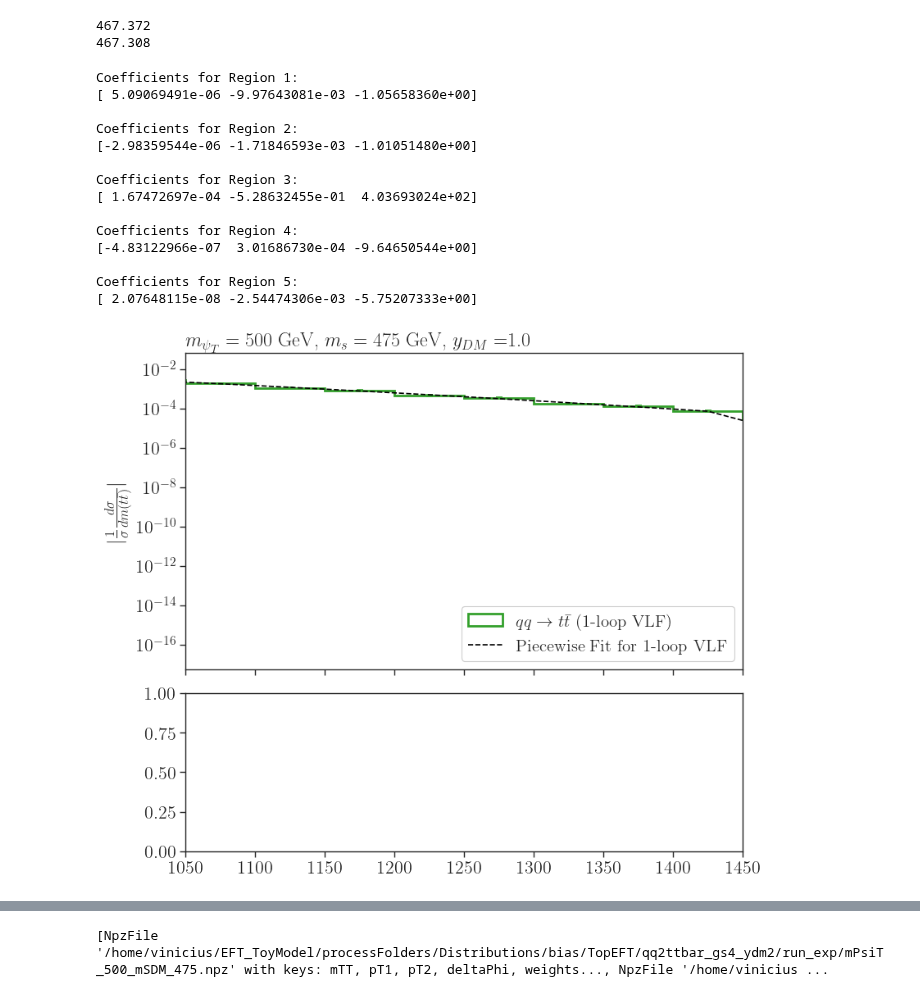
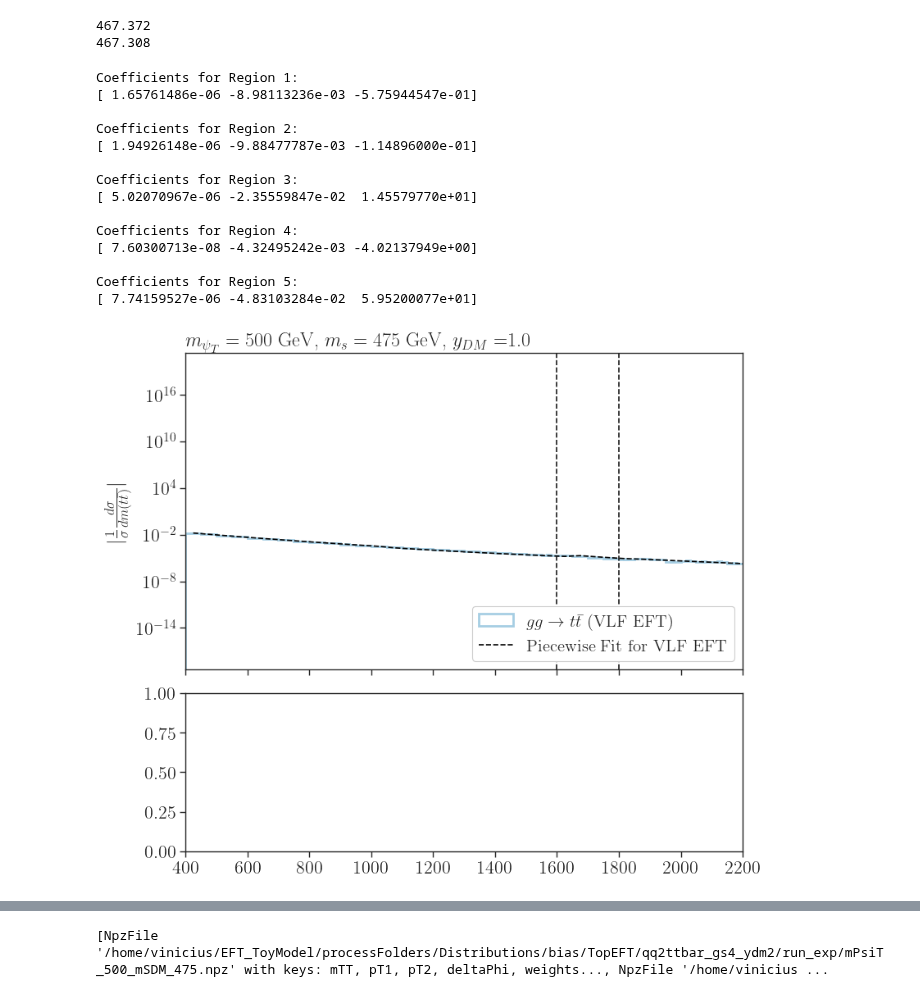
Before and after one commit to viniciusrocca/EFT_ToyModel, a Jupyter notebook: Plots/Distributions_FindingBias.ipynb, the cells around one changed output, grey strips where cells are left out. Drawn from its saved outputs; the diff is of its cells as text; code cells hidden in the pictures.

```diff
--- a/Plots/Distributions_FindingBias.ipynb
+++ b/Plots/Distributions_FindingBias.ipynb
@@ -299,7 +299,7 @@ c = []
 
 #Loop over the processes
 for j,d in enumerate(select):
-    if r'$q q \to t \bar{t}$' in d['process'] or 'EFT'  in d['model']:
+    if r'$q q \to t \bar{t}$' in d['process'] or 'VLF EFT' not in d['model']:
         labels.append('0')
         c.append('0')
         continue
@@ -408,7 +408,7 @@ yDM = select[0]['ydm']
 
 
 
-bins = np.arange(400., 6000., 50.0)
+bins = np.arange(400., 4000., 50.0)
 #BSM plot arrays
 labels = []
 pmodels = []
@@ -418,7 +418,7 @@ c = []
 
 #Loop over the processes
 for j,d in enumerate(select):
-    if r'$q q \to t \bar{t}$' in d['process']  or 'EFT' in d['model']:
+    if r'$q q \to t \bar{t}$' in d['process']  or 'VLF EFT' not in d['model']:
         labels.append('0')
         c.append('0')
         continue
@@ -461,8 +461,8 @@ for j,d in enumerate(select):
         counts_for_fit = np.abs(h)
 
         # 2. Define the fit boundaries
-        low_mass_max = 1050.0
-        mid_mass_max = 2750.0
+        low_mass_max = 1450.0
+        mid_mass_max = 2350.0
 
         # 3. Create masks for each region
         mask_low = (counts_for_fit > 0) & (bin_centers < low_mass_max)
@@ -477,11 +477,11 @@ for j,d in enumerate(select):
             coeffs_low = np.polyfit(bin_centers[mask_low],log_counts_low, 2)
             print(model, coeffs_low)
         if np.sum(mask_mid) > 4:
-            log_counts_mid = np.log(counts_for_fit[mask_mid]) - 0.0
+            log_counts_mid = np.log(counts_for_fit[mask_mid]) + 0.15
             coeffs_mid = np.polyfit(bin_centers[mask_mid], log_counts_mid, 2)
             print(model, coeffs_mid)
         if np.sum(mask_high) > 3:
-            log_counts_high = np.log(counts_for_fit[mask_high]) + 0.0
+            log_counts_high = np.log(counts_for_fit[mask_high]) + 0.2
             coeffs_high = np.polyfit(bin_centers[mask_high], log_counts_high, 2)
             print(model, coeffs_high)
 
@@ -527,8 +527,8 @@ axarr[0].set_yscale('log')
 axarr[0].set_ylabel(r'$|\frac{1}{\sigma}\frac{d \sigma}{d m(t\bar{t})}|$')
 axarr[0].set_xlim(bins.min(),bins.max())
 #axarr[0].set_xlim(2750,6000)
-axarr[0].axvline(x=1200, color='k', linestyle='--')
-axarr[0].axvline(x=1050, color='k', linestyle='--')
+axarr[0].axvline(x=2350, color='k', linestyle='--')
+axarr[0].axvline(x=1450, color='k', linestyle='--')
 #axarr[0].set_ylim(1e-8,1e-1)
 
 
@@ -627,7 +627,7 @@ c = []
 
 #Loop over the processes
 for j,d in enumerate(select):
-    if r'$g g \to t \bar{t}$' in d['process']  or 'EFT' in d['model']:
+    if r'$q q \to t \bar{t}$' in d['process']  or 'VLF EFT' not in d['model']:
         labels.append('0')
         c.append('0')
         continue
@@ -670,17 +670,17 @@ for j,d in enumerate(select):
 
         # 2. Define the fit boundaries from your Fortran code
         bound_1 = 1050.0
-        bound_2 = 1450.0
-        bound_3 = 1700.0
-        bound_4 = 2700.0
+        bound_2 = 1650.0
+        bound_3 = 1850.0
+        bound_4 = 2750.0
 
         # --- DEFINE THE SAFETY MARGIN FOR EACH REGION ---
         # Tune these values to control how far below the data the fit should be.
         # A larger value pushes the fit down more.
         safety_margins = {
             'region1': 0.0, # For mtt < 1051
-            'region2': 0.0, # For 1051 <= mtt < 1451
-            'region3': 1.3, # For 1451 <= mtt < 1701 (the valley)
+            'region2': 0.2, # For 1051 <= mtt < 1451
+            'region3': -0.2, # For 1451 <= mtt < 1701 (the valley)
             'region4': 0.0, # For 1701 <= mtt < 2701
             'region5': 0.0  # For mtt >= 2701
         }
@@ -713,9 +713,9 @@ for j,d in enumerate(select):
             coeffs[4] = np.polyfit(bin_centers[mask5], log_counts, 2)
 
         # Print all the coefficients for your Fortran code
-        for i, c in enumerate(coeffs):
-            if c is not None:
-                print(f"Coefficients for Region {i+1}: \n{c}\n")
+        for i, cf in enumerate(coeffs):
+            if cf is not None:
+                print(f"Coefficients for Region {i+1}: \n{cf}\n")
 
         # --- PLOTTING PART: Construct the full 5-part curve ---
         y_fit = np.zeros_like(bin_centers)
@@ -728,9 +728,9 @@ for j,d in enumerate(select):
 
         plot_masks = [plot_mask1, plot_mask2, plot_mask3, plot_mask4, plot_mask5]
 
-        for i, (c, mask) in enumerate(zip(coeffs, plot_masks)):
+        for i, (cf, mask) in enumerate(zip(coeffs, plot_masks)):
             if c is not None:
-                p = np.poly1d(c)
+                p = np.poly1d(cf)
                 y_fit[mask] = np.exp(p(bin_centers[mask]))
 
         # Plot the final combined curve
@@ -739,39 +739,39 @@ for j,d in enumerate(select):
 
         # =================================================================
         # END: 5-Part Piecewise Fit Section
         # =================================================================
 
 
 
 #Main plot configs
 axarr[0].legend(framealpha=1.0,loc='lower right',fontsize=15)
 axarr[0].set_title(r'$m_{\psi_T} = %1.0f$ GeV, $m_{s} = %1.0f$ GeV, $y_{DM} = $%1.1f' %(mPsiT,mSDM,yDM),
                loc='left')
 axarr[0].set_yscale('log')
 axarr[0].set_ylabel(r'$|\frac{1}{\sigma}\frac{d \sigma}{d m(t\bar{t})}|$')
 axarr[0].set_xlim(bins.min(),bins.max())
-axarr[0].set_xlim(1050,1450)
-axarr[0].axvline(x=2650, color='k', linestyle='--')
-axarr[0].axvline(x=1700, color='k', linestyle='--')
+axarr[0].set_xlim(400,2200)
+axarr[0].axvline(x=1600, color='k', linestyle='--')
+axarr[0].axvline(x=1800, color='k', linestyle='--')
 #axarr[0].set_ylim(1e-8,1e-1)
 
 
 
 
 plt.show()
 # %% [output]
 Coefficients for Region 1:
-[ 5.09069491e-06 -9.97643081e-03 -1.05658360e+00]
+[ 1.65761486e-06 -8.98113236e-03 -5.75944547e-01]
 
 Coefficients for Region 2:
-[-2.98359544e-06 -1.71846593e-03 -1.01051480e+00]
+[ 1.94926148e-06 -9.88477787e-03 -1.14896000e-01]
 
 Coefficients for Region 3:
-[ 1.67472697e-04 -5.28632455e-01  4.03693024e+02]
+[ 5.02070967e-06 -2.35559847e-02  1.45579770e+01]
 
 Coefficients for Region 4:
-[-4.83122966e-07  3.01686730e-04 -9.64650544e+00]
+[ 7.60300713e-08 -4.32495242e-03 -4.02137949e+00]
 
 Coefficients for Region 5:
-[ 2.07648115e-08 -2.54474306e-03 -5.75207333e+00]
+[ 7.74159527e-06 -4.83103284e-02  5.95200077e+01]
-[figure, old version]
+[figure, new version]
```
Also changed, not shown: parts of 13 cells of this notebook, 1 other file.
